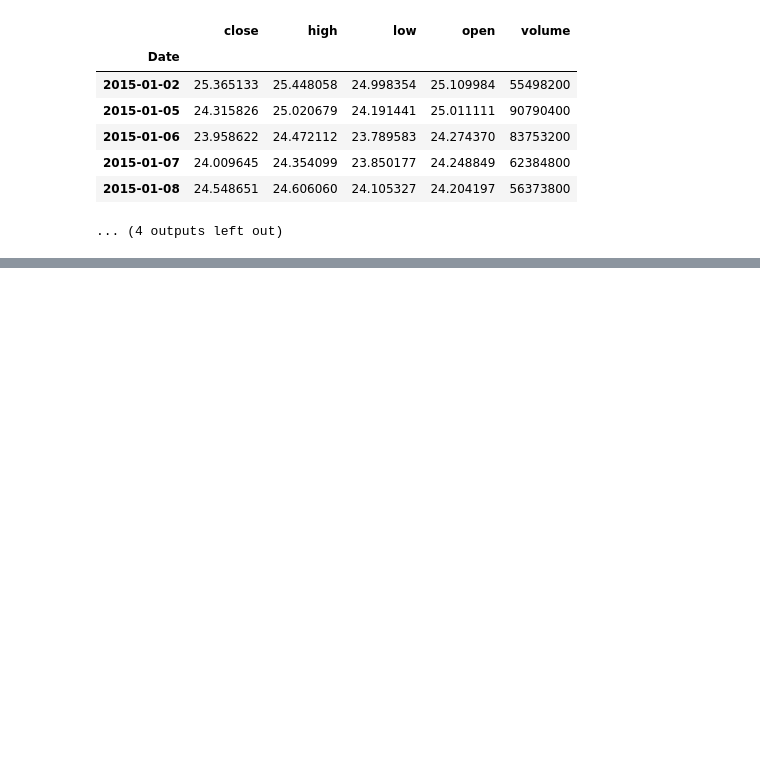
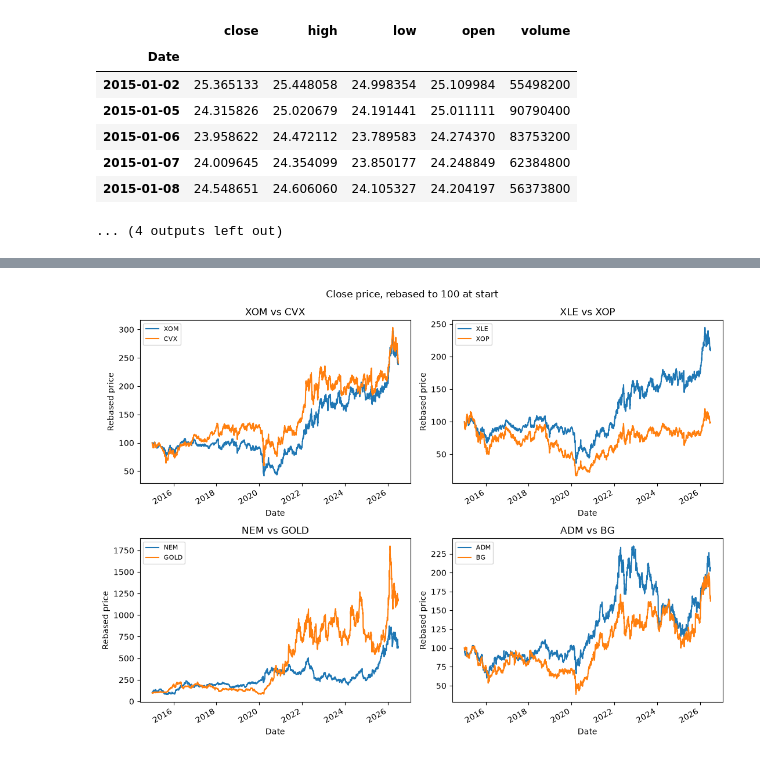
Before and after one commit to LauraKaczmarzyk/quant-research, a Jupyter notebook: preprocessing/data_overview.ipynb, the cells around one changed output, grey strips where cells are left out. Drawn from its saved outputs; the diff is of its cells as text; code cells hidden in the pictures; blank space fills up the shorter version.

```diff
--- a/preprocessing/data_overview.ipynb
+++ b/preprocessing/data_overview.ipynb
@@ -324,0 +344,16 @@ head():
+# %%
+# 2. Normalized close price (rebased to 100) per pair - as defined in README.md
+normalized = close / close.iloc[0] * 100
+pairs = [("XOM", "CVX"), ("XLE", "XOP"), ("NEM", "GOLD"), ("ADM", "BG")]
+
+fig, axes = plt.subplots(2, 2, figsize=(11, 8))
+for ax, (a, b) in zip(axes.flat, pairs):
+    normalized[[a, b]].plot(ax=ax)
+    ax.set_title(f"{a} vs {b}")
+    ax.set_xlabel("Date")
+    ax.set_ylabel("Rebased price")
+    ax.legend(loc="upper left", fontsize=8)
+fig.suptitle("Close price, rebased to 100 at start")
+fig.tight_layout()
+# %% [output]
+[figure, added]
```
Also changed, not shown: parts of 4 cells of this notebook.
